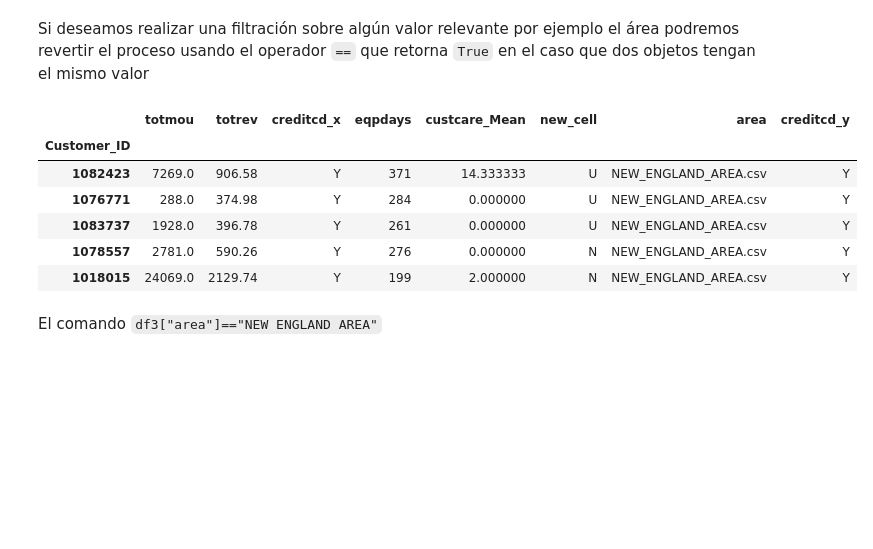
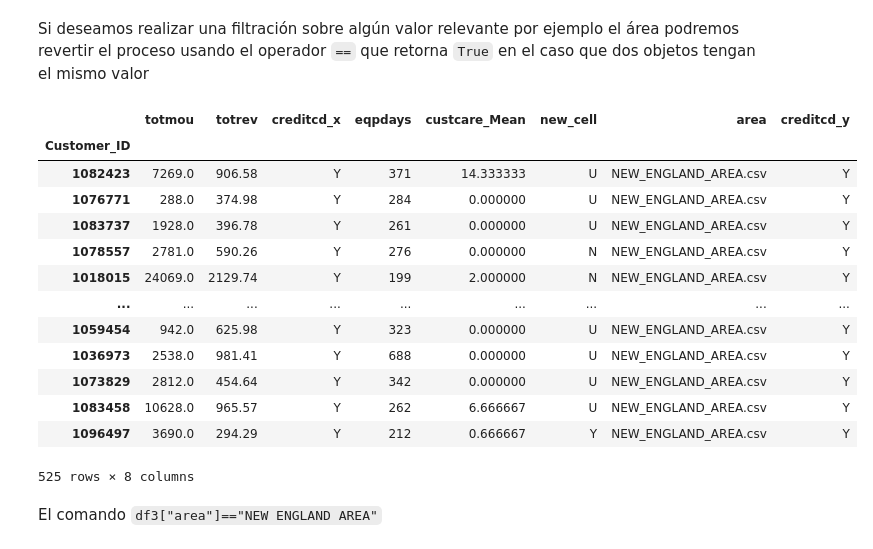
Before and after one commit to jazaineam1/Andes_ADDBD, a Jupyter notebook: Sesion4/M1_Clase_4_Manipulación_de_datos_en_Python.ipynb, the cells around one changed output. Cells and saved outputs as stored; diff of their text form; code cells hidden in the pictures; blank space fills up the shorter version.

```diff
--- a/Sesion4/M1_Clase_4_Manipulación_de_datos_en_Python.ipynb
+++ b/Sesion4/M1_Clase_4_Manipulación_de_datos_en_Python.ipynb
@@ -859,15 +930,22 @@ agr_df[agr_df.index==1050270]
 Si deseamos realizar una filtración sobre algún valor relevante por ejemplo el área podremos revertir el proceso usando el operador `==`  que retorna `True` en el caso que dos objetos tengan el mismo valor
 # %%
 new_ingland=df3[df3["area"]=="NEW_ENGLAND_AREA.csv"]
-new_ingland.head()
+new_ingland
 # %% [output]
 |  | totmou | totrev | creditcd_x | eqpdays | custcare_Mean | new_cell | area | creditcd_y |
 | Customer_ID |  |  |  |  |  |  |  |  |
 | 1082423 | 7269.0 | 906.58 | Y | 371 | 14.333333 | U | NEW_ENGLAND_AREA.csv | Y |
 | 1076771 | 288.0 | 374.98 | Y | 284 | 0.000000 | U | NEW_ENGLAND_AREA.csv | Y |
 | 1083737 | 1928.0 | 396.78 | Y | 261 | 0.000000 | U | NEW_ENGLAND_AREA.csv | Y |
 | 1078557 | 2781.0 | 590.26 | Y | 276 | 0.000000 | N | NEW_ENGLAND_AREA.csv | Y |
 | 1018015 | 24069.0 | 2129.74 | Y | 199 | 2.000000 | N | NEW_ENGLAND_AREA.csv | Y |
+| ... | ... | ... | ... | ... | ... | ... | ... | ... |
+| 1059454 | 942.0 | 625.98 | Y | 323 | 0.000000 | U | NEW_ENGLAND_AREA.csv | Y |
+| 1036973 | 2538.0 | 981.41 | Y | 688 | 0.000000 | U | NEW_ENGLAND_AREA.csv | Y |
+| 1073829 | 2812.0 | 454.64 | Y | 342 | 0.000000 | U | NEW_ENGLAND_AREA.csv | Y |
+| 1083458 | 10628.0 | 965.57 | Y | 262 | 6.666667 | U | NEW_ENGLAND_AREA.csv | Y |
+| 1096497 | 3690.0 | 294.29 | Y | 212 | 0.666667 | Y | NEW_ENGLAND_AREA.csv | Y |
+525 rows × 8 columns
 # %% [markdown]
 El comando   `df3["area"]=="NEW ENGLAND AREA"`
 # %%
```
Also changed, not shown: parts of 20 cells of this notebook.
